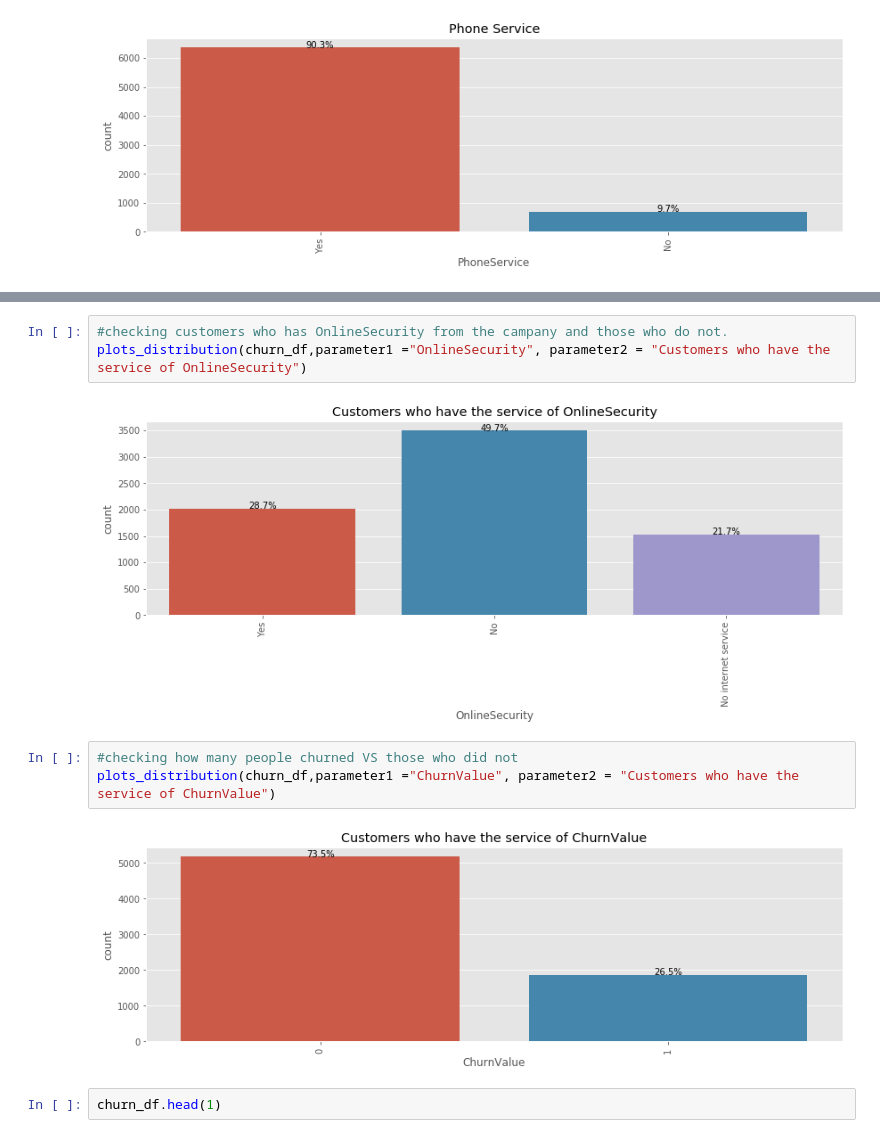
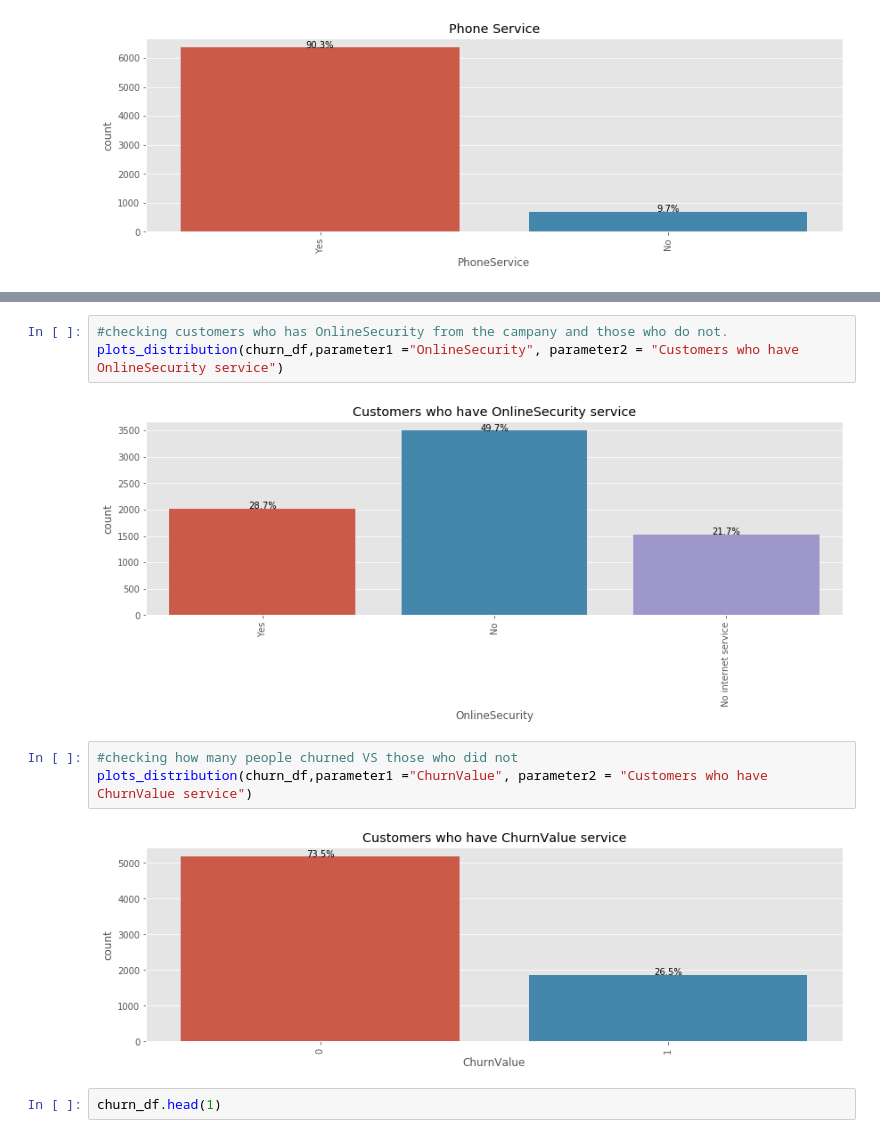
Before and after one commit to HTJenna/Churn_Prediction, a Jupyter notebook: Customer_Churn_Prediction.ipynb, the cells around one changed output, grey strips where cells are left out. Cells and saved outputs as stored; diff of their text form.

```diff
--- a/Customer_Churn_Prediction.ipynb
+++ b/Customer_Churn_Prediction.ipynb
@@ -164,13 +165,13 @@ plots_distribution(churn_df,parameter1 ="InternetService", parameter2 = "Custome
 # %%
 #checking customers who has OnlineSecurity from the campany and those who do not.
-plots_distribution(churn_df,parameter1 ="OnlineSecurity", parameter2 = "Customers who have the service of OnlineSecurity")
+plots_distribution(churn_df,parameter1 ="OnlineSecurity", parameter2 = "Customers who have OnlineSecurity service")
 # %% [output]
-[figure, old version]
+[figure, new version]
 # %%
 #checking how many people churned VS those who did not
-plots_distribution(churn_df,parameter1 ="ChurnValue", parameter2 = "Customers who have the service of ChurnValue")
+plots_distribution(churn_df,parameter1 ="ChurnValue", parameter2 = "Customers who have ChurnValue service")
 # %% [output]
-[figure, old version]
+[figure, new version]
 # %%
 churn_df.head(1)
 # %% [output]
```
Also changed, not shown: parts of 46 cells of this notebook.
